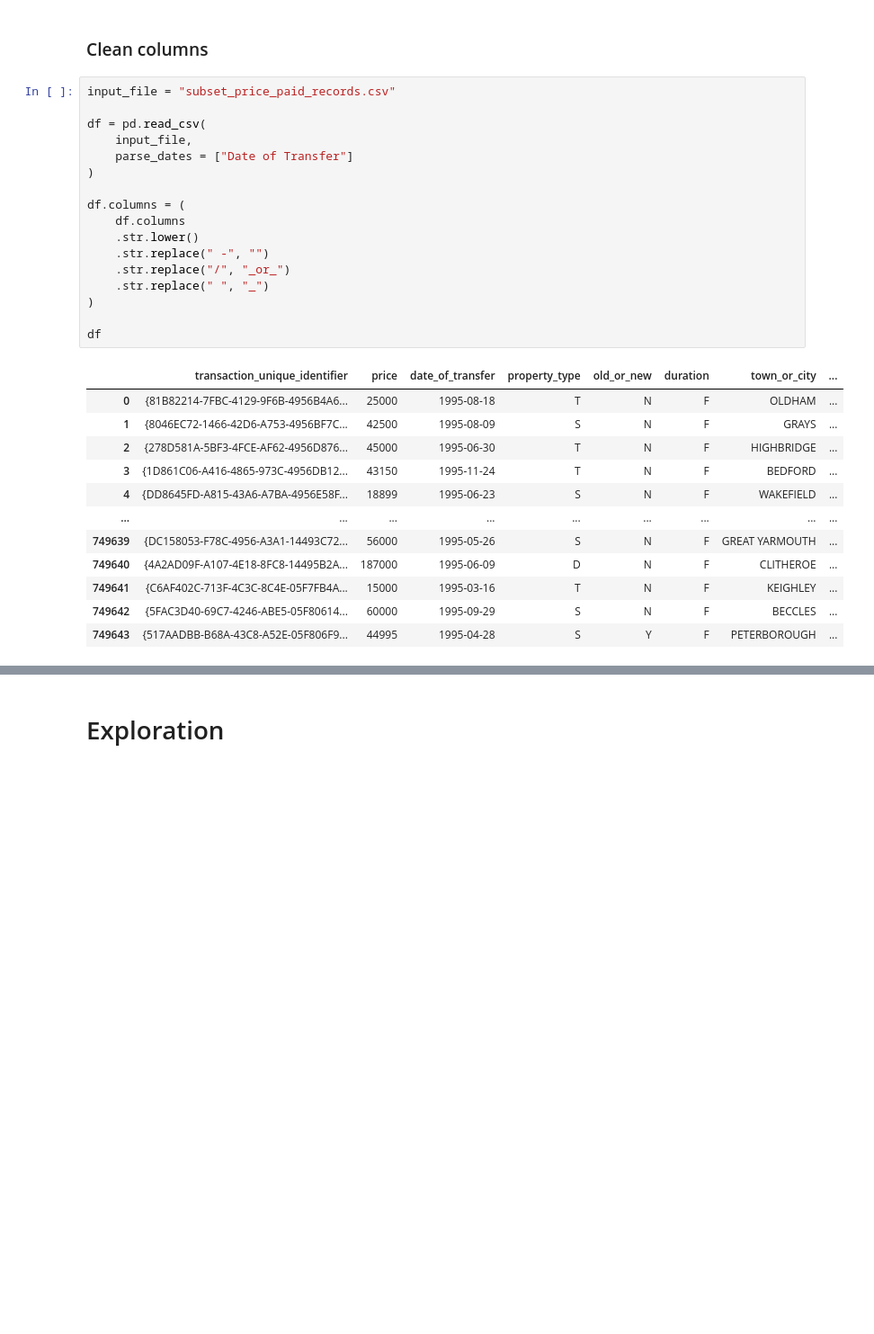
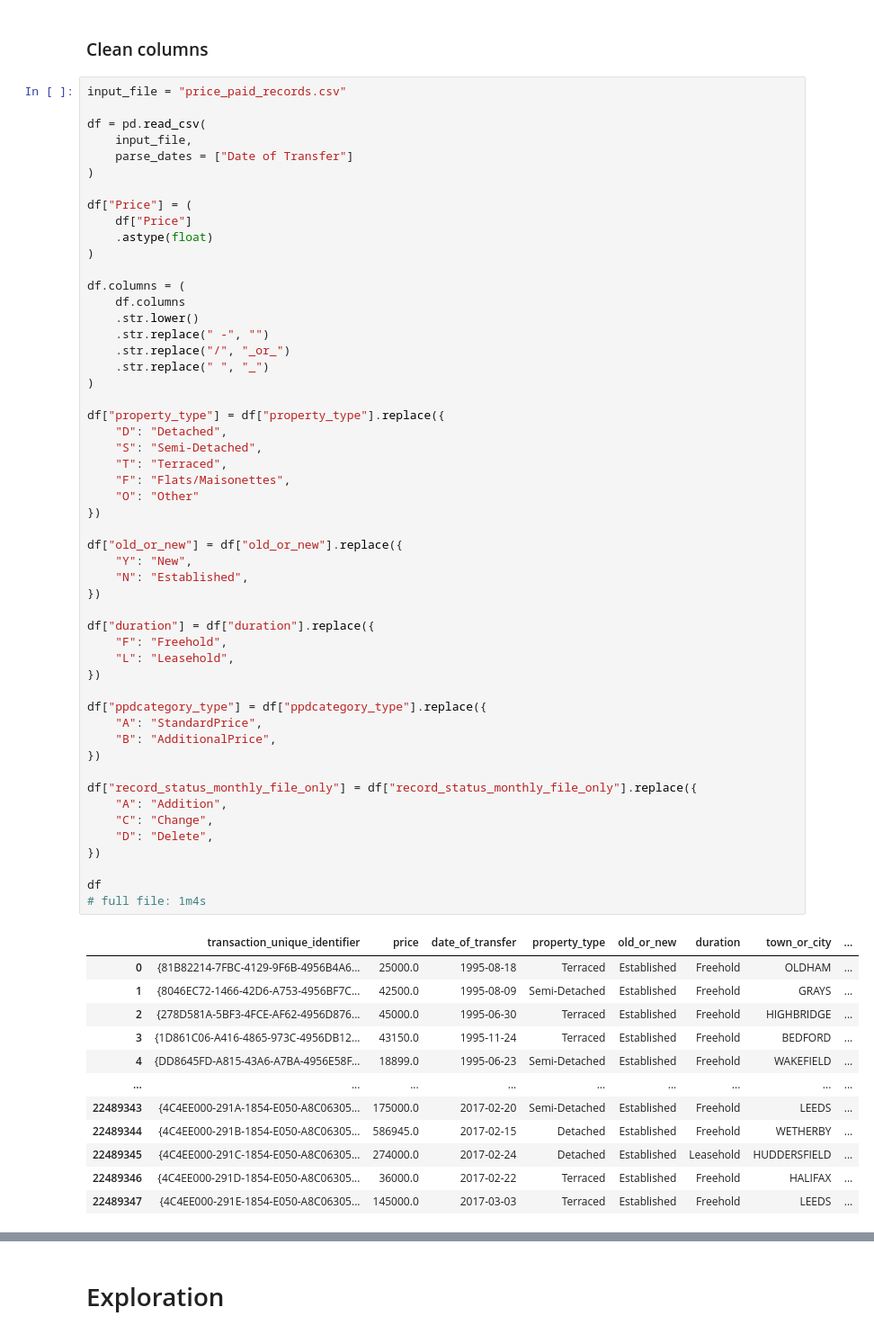
Before and after one commit to Iljas-Leys/null, a Jupyter notebook: dataset_price_paid_records/2_clean_price_paid_records.ipynb, the cells around one changed output, grey strips where cells are left out. Shown at 90% size. Saved outputs shown, nothing was run; the diff lists cells and outputs as text; blank space fills up the shorter version.

```diff
--- a/dataset_price_paid_records/2_clean_price_paid_records.ipynb
+++ b/dataset_price_paid_records/2_clean_price_paid_records.ipynb
@@ -81,32 +82,67 @@ import matplotlib.pyplot as plt
 # %% [markdown]
 ### Clean columns
 # %%
-input_file = "subset_price_paid_records.csv"
+input_file = "price_paid_records.csv"
 
 df = pd.read_csv(
     input_file,
     parse_dates = ["Date of Transfer"]
+)
+
+df["Price"] = (
+    df["Price"]
+    .astype(float)
 )
 
 df.columns = (
     df.columns
     .str.lower()
     .str.replace(" -", "")
     .str.replace("/", "_or_")
     .str.replace(" ", "_")
 )
 
+df["property_type"] = df["property_type"].replace({
+    "D": "Detached",
+    "S": "Semi-Detached",
+    "T": "Terraced",
+    "F": "Flats/Maisonettes",
+    "O": "Other"
+})
+
+df["old_or_new"] = df["old_or_new"].replace({
+    "Y": "New",
+    "N": "Established",
+})
+
+df["duration"] = df["duration"].replace({
+    "F": "Freehold",
+    "L": "Leasehold",
+})
+
+df["ppdcategory_type"] = df["ppdcategory_type"].replace({
+    "A": "StandardPrice",
+    "B": "AdditionalPrice",
+})
+
+df["record_status_monthly_file_only"] = df["record_status_monthly_file_only"].replace({
+    "A": "Addition",
+    "C": "Change",
+    "D": "Delete",
+})
+
 df
+# full file: 1m4s
 # %% [output]
 |  | transaction_unique_identifier | price | date_of_transfer | property_type | old_or_new | duration | town_or_city | ... |
-| 0 | {81B82214-7FBC-4129-9F6B-4956B4A6... | 25000 | 1995-08-18 | T | N | F | OLDHAM | ... |
-| 1 | {8046EC72-1466-42D6-A753-4956BF7C... | 42500 | 1995-08-09 | S | N | F | GRAYS | ... |
-| 2 | {278D581A-5BF3-4FCE-AF62-4956D876... | 45000 | 1995-06-30 | T | N | F | HIGHBRIDGE | ... |
-| 3 | {1D861C06-A416-4865-973C-4956DB12... | 43150 | 1995-11-24 | T | N | F | BEDFORD | ... |
-| 4 | {DD8645FD-A815-43A6-A7BA-4956E58F... | 18899 | 1995-06-23 | S | N | F | WAKEFIELD | ... |
+| 0 | {81B82214-7FBC-4129-9F6B-4956B4A6... | 25000.0 | 1995-08-18 | Terraced | Established | Freehold | OLDHAM | ... |
+| 1 | {8046EC72-1466-42D6-A753-4956BF7C... | 42500.0 | 1995-08-09 | Semi-Detached | Established | Freehold | GRAYS | ... |
+| 2 | {278D581A-5BF3-4FCE-AF62-4956D876... | 45000.0 | 1995-06-30 | Terraced | Established | Freehold | HIGHBRIDGE | ... |
+| 3 | {1D861C06-A416-4865-973C-4956DB12... | 43150.0 | 1995-11-24 | Terraced | Established | Freehold | BEDFORD | ... |
+| 4 | {DD8645FD-A815-43A6-A7BA-4956E58F... | 18899.0 | 1995-06-23 | Semi-Detached | Established | Freehold | WAKEFIELD | ... |
 | ... | ... | ... | ... | ... | ... | ... | ... | ... |
-| 749639 | {DC158053-F78C-4956-A3A1-14493C72... | 56000 | 1995-05-26 | S | N | F | GREAT YARMOUTH | ... |
-| 749640 | {4A2AD09F-A107-4E18-8FC8-14495B2A... | 187000 | 1995-06-09 | D | N | F | CLITHEROE | ... |
-| 749641 | {C6AF402C-713F-4C3C-8C4E-05F7FB4A... | 15000 | 1995-03-16 | T | N | F | KEIGHLEY | ... |
-| 749642 | {5FAC3D40-69C7-4246-ABE5-05F80614... | 60000 | 1995-09-29 | S | N | F | BECCLES | ... |
-| 749643 | {517AADBB-B68A-43C8-A52E-05F806F9... | 44995 | 1995-04-28 | S | Y | F | PETERBOROUGH | ... |
+| 22489343 | {4C4EE000-291A-1854-E050-A8C06305... | 175000.0 | 2017-02-20 | Semi-Detached | Established | Freehold | LEEDS | ... |
+| 22489344 | {4C4EE000-291B-1854-E050-A8C06305... | 586945.0 | 2017-02-15 | Detached | Established | Freehold | WETHERBY | ... |
+| 22489345 | {4C4EE000-291C-1854-E050-A8C06305... | 274000.0 | 2017-02-24 | Detached | Established | Leasehold | HUDDERSFIELD | ... |
+| 22489346 | {4C4EE000-291D-1854-E050-A8C06305... | 36000.0 | 2017-02-22 | Terraced | Established | Freehold | HALIFAX | ... |
+| 22489347 | {4C4EE000-291E-1854-E050-A8C06305... | 145000.0 | 2017-03-03 | Terraced | Established | Freehold | LEEDS | ... |
```
Also changed, not shown: parts of 12 cells of this notebook, 1 other file.
